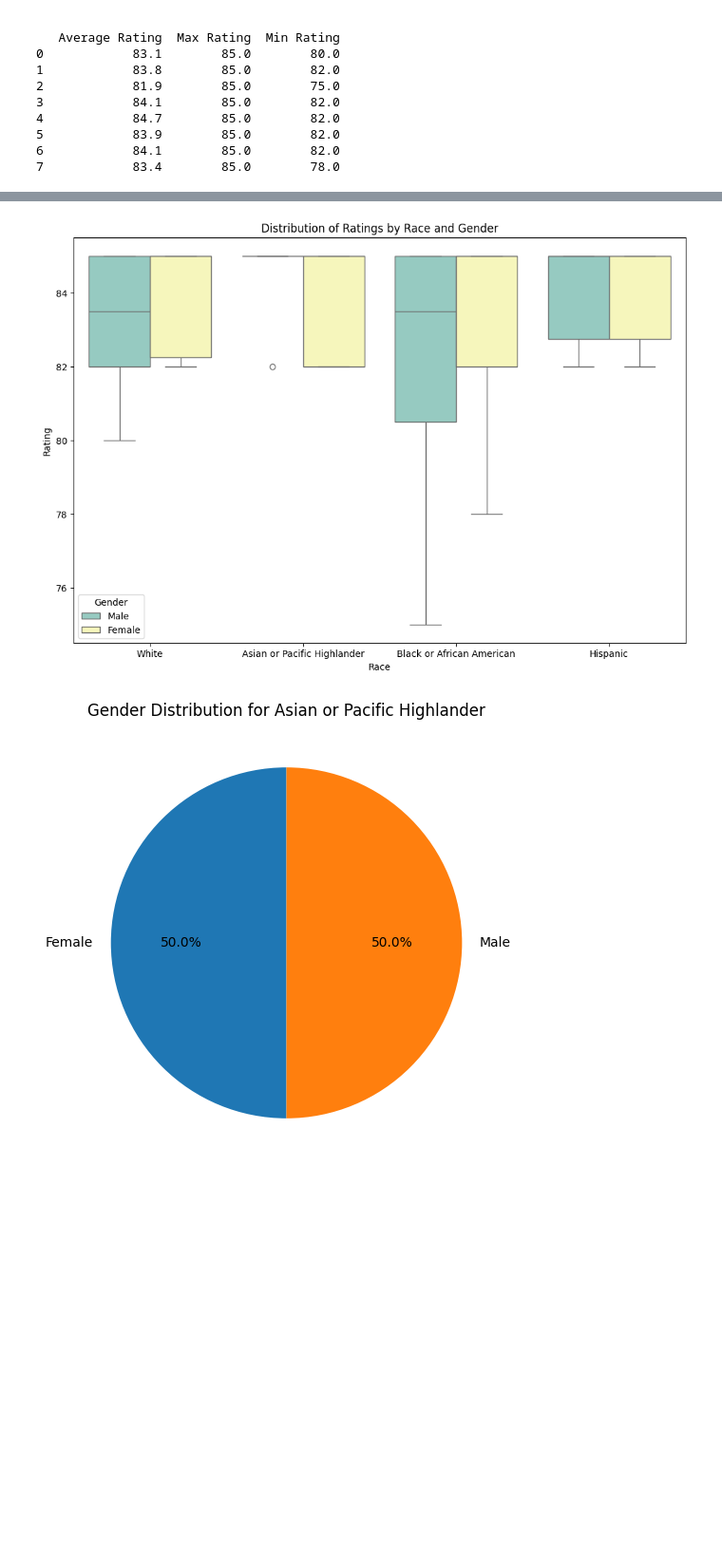
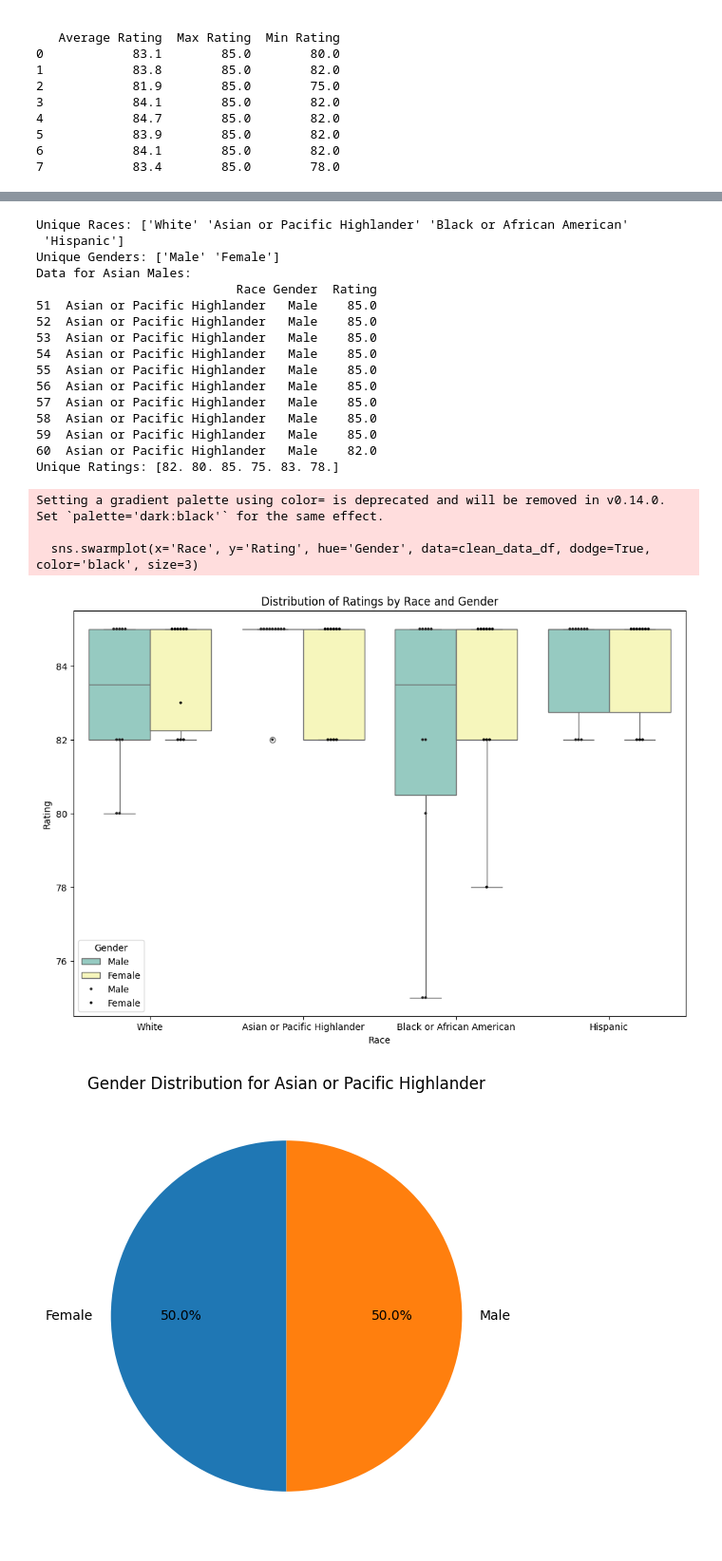
Before and after one commit to firish/auditing_GPT, a Jupyter notebook: analysis/CS567_RQ_4.ipynb, the cells around one changed output, grey strips where cells are left out. Shown: that part at 95% size. Saved outputs shown, nothing was run; the diff lists cells and outputs as text; code cells hidden in the pictures; blank space fills up the shorter version.

```diff
--- a/analysis/CS567_RQ_4.ipynb
+++ b/analysis/CS567_RQ_4.ipynb
@@ -113,27 +113,59 @@ strong multicollinearity problems or that the design matrix is singular.
 # %%
 import pandas as pd
 import os
 import matplotlib.pyplot as plt
 import seaborn as sns
 
 # Load the Excel file
 file_path = os.path.join('..', 'data_store', 'RQ4.xlsx')
 
 # Read the 'Clean Data' sheet
 clean_data_df = pd.read_excel(file_path, sheet_name='Clean Data')
 
 # Drop rows with missing values
 clean_data_df = clean_data_df.dropna()
 
+# Print the unique values in 'Race' and 'Gender' columns
+print("Unique Races:", clean_data_df['Race'].unique())
+print("Unique Genders:", clean_data_df['Gender'].unique())
+
+# Check for zero ratings for Asian males
+asian_males_data = clean_data_df[(clean_data_df['Race'] == 'Asian or Pacific Highlander') & (clean_data_df['Gender'] == 'Male')]
+print("Data for Asian Males:")
+print(asian_males_data[['Race', 'Gender', 'Rating']])
+
+# Print unique values for 'Rating'
+print("Unique Ratings:", clean_data_df['Rating'].unique())
+
 # Create a box plot to visualize the distribution of ratings for each combination of race and gender
 plt.figure(figsize=(12, 8))
-sns.boxplot(x='Race', y='Rating', hue='Gender', data=clean_data_df, palette='Set3')
+sns.boxplot(x='Race', y='Rating', hue='Gender', data=clean_data_df, palette='Set3', whis=3.0)
+sns.swarmplot(x='Race', y='Rating', hue='Gender', data=clean_data_df, dodge=True, color='black', size=3)
 plt.title('Distribution of Ratings by Race and Gender')
 plt.xlabel('Race')
 plt.ylabel('Rating')
 plt.show()
 # %% [output]
+Unique Races: ['White' 'Asian or Pacific Highlander' 'Black or African American'
+ 'Hispanic']
+Unique Genders: ['Male' 'Female']
+Data for Asian Males:
+                           Race Gender  Rating
+51  Asian or Pacific Highlander   Male    85.0
+52  Asian or Pacific Highlander   Male    85.0
+53  Asian or Pacific Highlander   Male    85.0
+54  Asian or Pacific Highlander   Male    85.0
+55  Asian or Pacific Highlander   Male    85.0
+56  Asian or Pacific Highlander   Male    85.0
+57  Asian or Pacific Highlander   Male    85.0
+58  Asian or Pacific Highlander   Male    85.0
+59  Asian or Pacific Highlander   Male    85.0
+60  Asian or Pacific Highlander   Male    82.0
+Unique Ratings: [82. 80. 85. 75. 83. 78.]
+Setting a gradient palette using color= is deprecated and will be removed in v0.14.0. Set `palette='dark:black'` for the same effect.
+
+  sns.swarmplot(x='Race', y='Rating', hue='Gender', data=clean_data_df, dodge=True, color='black', size=3)
-[figure, old version]
+[figure, new version]
 # %%
 import pandas as pd
 import os
```
